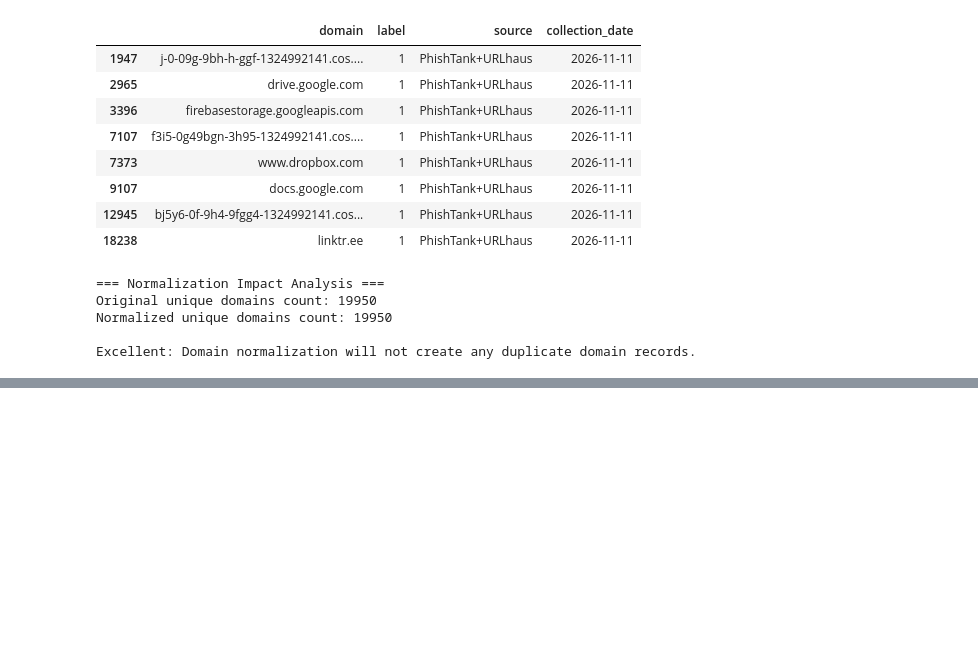
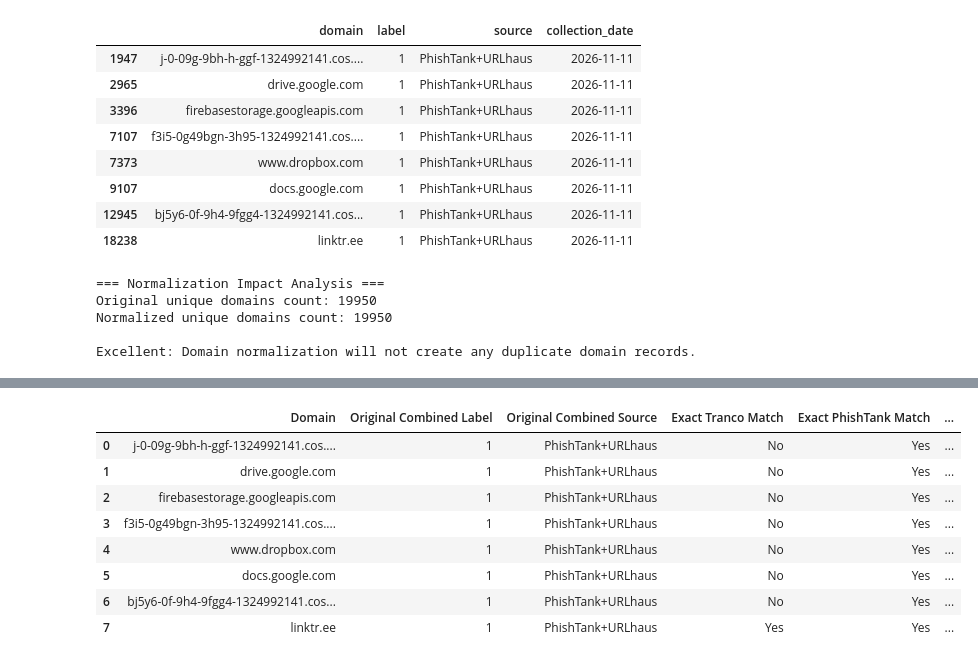
Before and after one commit to CodeCrusaders26/privacy-dns-filter, a Jupyter notebook: notebooks/processed_dataset_v2_csv.ipynb, the cells around one changed output, grey strips where cells are left out. Drawn from its saved outputs; the diff is of its cells as text; code cells hidden in the pictures; blank space fills up the shorter version.

```diff
--- a/notebooks/processed_dataset_v2_csv.ipynb
+++ b/notebooks/processed_dataset_v2_csv.ipynb
@@ -157,0 +220,7 @@ Excellent: Domain normalization will not create any duplicate domain records.
+# %%
+import pandas as pd
+
+tranco_path = '/content/top-1m.csv'
+tranco_df = pd.read_csv(tranco_path, names=['rank', 'domain'])
+print(f"Tranco dataset loaded. Total domains: {len(tranco_df)}")
+display(tranco_df.head(10))
@@ -157,0 +475,84 @@ Excellent: Domain normalization will not create any duplicate domain records.
+# %%
+import pandas as pd
+from urllib.parse import urlparse
+
+# Ensure datasets are fully accessible
+combined_path = '/content/combined_domains.csv'
+df = pd.read_csv(combined_path)
+
+target_domains = [
+    "j-0-09g-9bh-h-ggf-1324992141.cos.ap-bangkok.myqcloud.com",
+    "drive.google.com",
+    "firebasestorage.googleapis.com",
+    "f3i5-0g49bgn-3h95-1324992141.cos.ap-jakarta.myqcloud.com",
+    "www.dropbox.com",
+    "docs.google.com",
+    "bj5y6-0f-9h4-9fgg4-1324992141.cos.ap-bangkok.myqcloud.com",
+    "linktr.ee"
+]
+
+audit_results = []
+
+for domain in target_domains:
+    # 1. Check Tranco
+    tranco_match = tranco_df[tranco_df['domain'] == domain]
+    in_tranco = "Yes" if not tranco_match.empty else "No"
+
+    # 2. Check PhishTank
+    pt_match = phishtank_df[phishtank_df['extracted_host'] == domain]
+    in_pt = "Yes" if not pt_match.empty else "No"
+
+    # 3. Check URLhaus
+    uh_match = urlhaus_df[urlhaus_df['extracted_host'] == domain]
+    in_uh = "Yes" if not uh_match.empty else "No"
+
+    # 4. Read the record in combined dataset
+    comb_row = df[df['domain'] == domain]
+    comb_label = comb_row['label'].values[0] if not comb_row.empty else "N/A"
+    comb_src = comb_row['source'].values[0] if not comb_row.empty else "N/A"
+
+    # Let's also check if there is an approximate match in URLhaus (e.g. domain with/without www, or url substring)
+    # to understand if a slight normalization mismatch caused the attribution discrepancy
+    stripped_domain = domain.replace("www.", "")
+    approx_uh_match = urlhaus_df[urlhaus_df['extracted_host'].str.replace("www.", "", regex=False) == stripped_domain]
+    approx_pt_match = phishtank_df[phishtank_df['extracted_host'].str.replace("www.", "", regex=False) == stripped_domain]
+
+    in_uh_approx = "Yes" if not approx_uh_match.empty else "No"
+    in_pt_approx = "Yes" if not approx_pt_match.empty else "No"
+
+    # Explanation generator
+    if in_pt == "Yes" and in_uh == "No":
+        if in_uh_approx == "Yes":
+            discrepancy = f"Urlhaus match found with domain normalization (e.g., www mismatch)."
+            correct_source = "PhishTank+URLhaus"
+        else:
+            discrepancy = "Assigned 'PhishTank+URLhaus' in combined dataset despite no record in original URLhaus."
+            correct_source = "PhishTank"
+    else:
+        discrepancy = "Perfect match with original labels."
+        correct_source = comb_src
+
+    audit_results.append({
+        "Domain": domain,
+        "Original Combined Label": comb_label,
+        "Original Combined Source": comb_src,
+        "Exact Tranco Match": in_tranco,
+        "Exact PhishTank Match": in_pt,
+        "Exact URLhaus Match": in_uh,
+        "Approx URLhaus Match (No-WWW)": in_uh_approx,
+        "Correct Source Attribution": correct_source,
+        "Discrepancy Explanation": discrepancy
+    })
+
+audit_df = pd.DataFrame(audit_results)
+display(audit_df)
+# %% [output]
+|  | Domain | Original Combined Label | Original Combined Source | Exact Tranco Match | Exact PhishTank Match | ... |
+| 0 | j-0-09g-9bh-h-ggf-1324992141.cos.... | 1 | PhishTank+URLhaus | No | Yes | ... |
+| 1 | drive.google.com | 1 | PhishTank+URLhaus | No | Yes | ... |
+| 2 | firebasestorage.googleapis.com | 1 | PhishTank+URLhaus | No | Yes | ... |
+| 3 | f3i5-0g49bgn-3h95-1324992141.cos.... | 1 | PhishTank+URLhaus | No | Yes | ... |
+| 4 | www.dropbox.com | 1 | PhishTank+URLhaus | No | Yes | ... |
+| 5 | docs.google.com | 1 | PhishTank+URLhaus | No | Yes | ... |
+| 6 | bj5y6-0f-9h4-9fgg4-1324992141.cos... | 1 | PhishTank+URLhaus | No | Yes | ... |
+| 7 | linktr.ee | 1 | PhishTank+URLhaus | Yes | Yes | ... |
```
Also changed, not shown: parts of 51 cells of this notebook.
